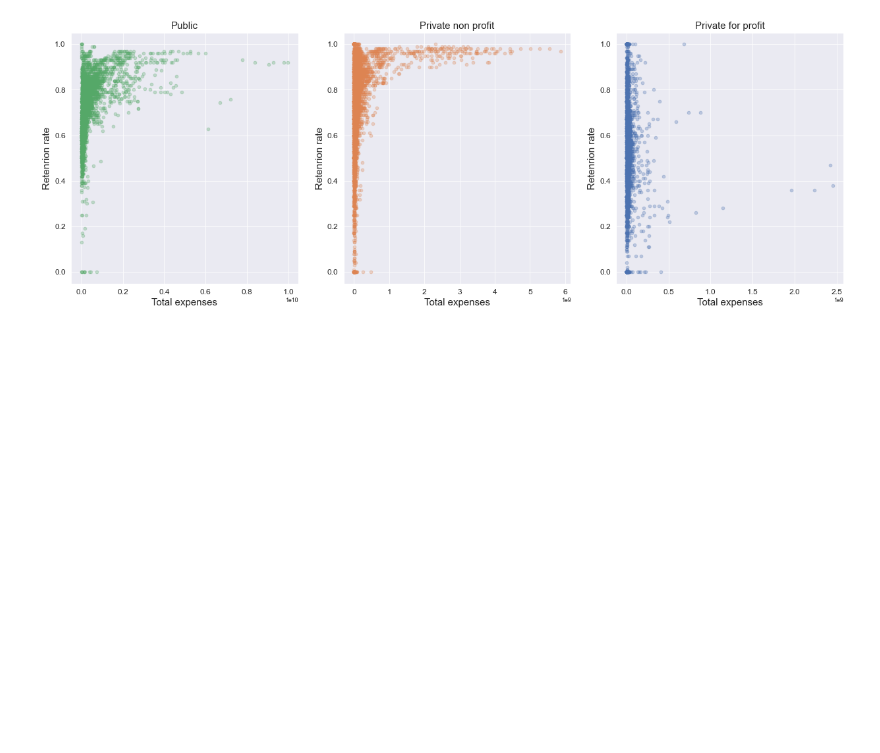
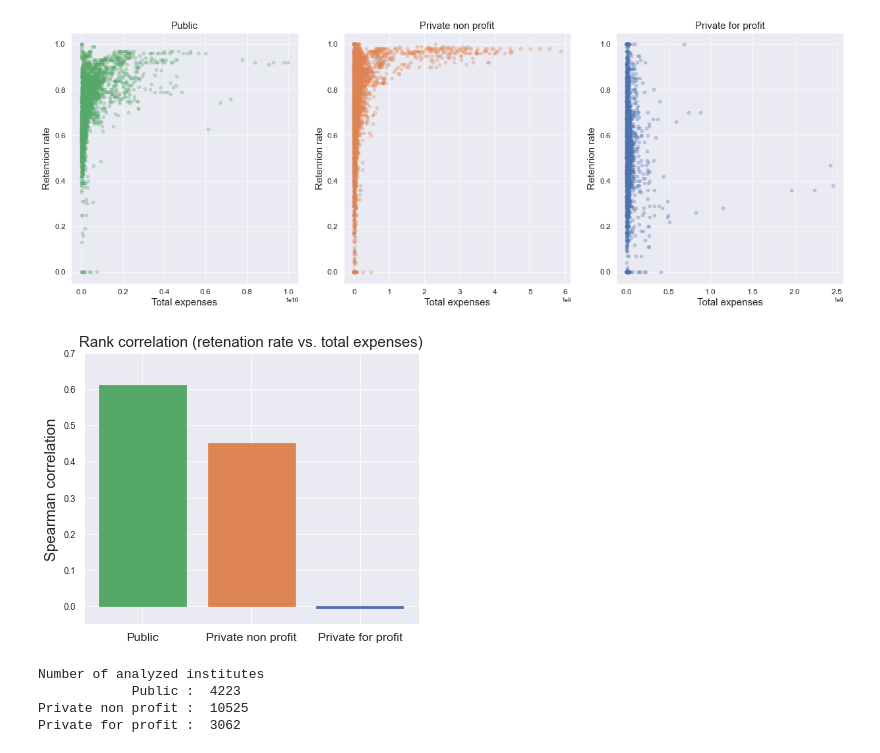
Before and after one commit to TakahiroDoi/unipeds2, a Jupyter notebook: explore-data.ipynb, the cells around one changed output. Cells and saved outputs as stored; diff of their text form; code cells hidden in the pictures; blank space fills up the shorter version.

```diff
--- a/explore-data.ipynb
+++ b/explore-data.ipynb
@@ -324,3 +387,54 @@ for i, sector in enumerate(sectors):
 plt.show()
 # %% [output]
 [figure]
+# %%
+# Quantify the dependency with Spearman's correlation
+from scipy.stats import spearmanr
+
+spearman_r = []
+spearman_p = []
+handles_bar = []
+sector_name = []
+for i, sector in enumerate(sectors):
+    X = Xs[i]
+    Y = Ys[i]
+    r, p = spearmanr(X, Y)
+    spearman_r.append(r)
+    spearman_p.append(p)
+    sector_name.append(sector_dic[sector])
+# %%
+# Plot rank correlation values with bars
+fig, ax = plt.subplots()
+fig.set_size_inches(6, 5)
+
+x = range(3)
+y = spearman_r
+handles_bar = plt.bar(x,y)
+
+plt.ylim([-0.05, 0.7])
+plt.title('Rank correlation (retenation rate vs. total expenses)', fontsize=15)
+plt.ylabel('Spearman correlation', fontsize=15)
+ax.set_xticks(x)
+ax.set_xticklabels(sector_name)
+ax.tick_params(axis='x', labelsize=12)
+
+
+# Match bar colors to the rest of the figures
+list_colors = ['C2','C1','C0']
+for i in range(3):
+    handles_bar[i].set_color(list_colors[i])
+
+plt.show()
+# %% [output]
+[figure, added]
+# %%
+# See how many institutes are included in the analysis for each sector
+num_inst = [len(x) for x in Xs]
+print('Number of analyzed institutes')
+for i, n in enumerate(num_inst):
+    print(f'{sector_name[i]:>18}',': ',num_inst[i])
+# %% [output]
+Number of analyzed institutes
+            Public :  4223
+Private non profit :  10525
+Private for profit :  3062
```
Also changed, not shown: parts of 25 cells of this notebook, 5 other files.
